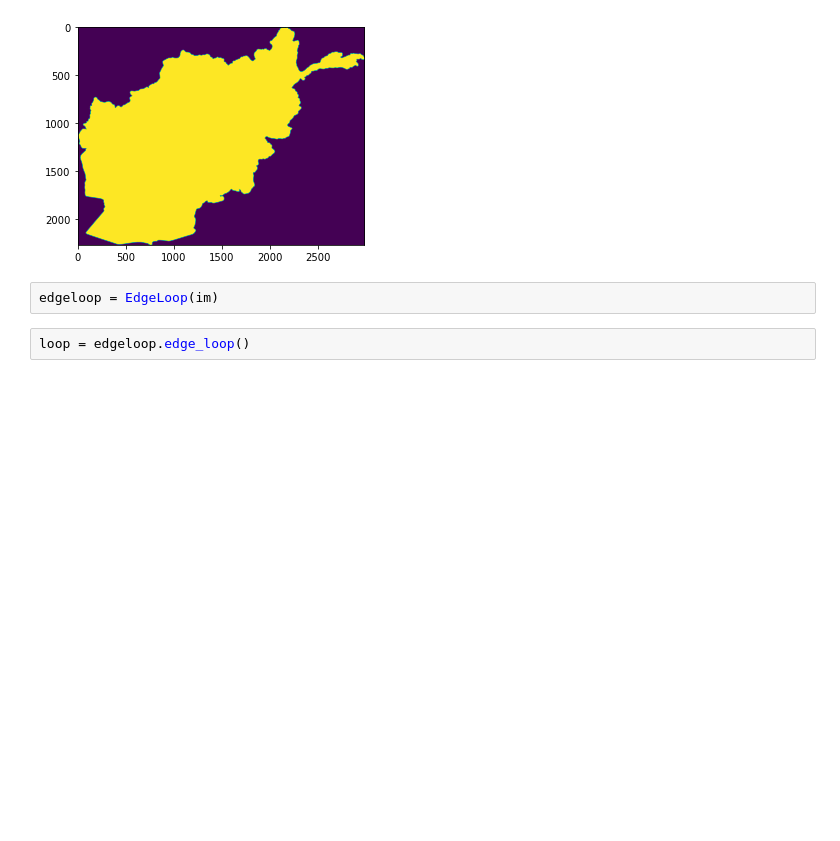
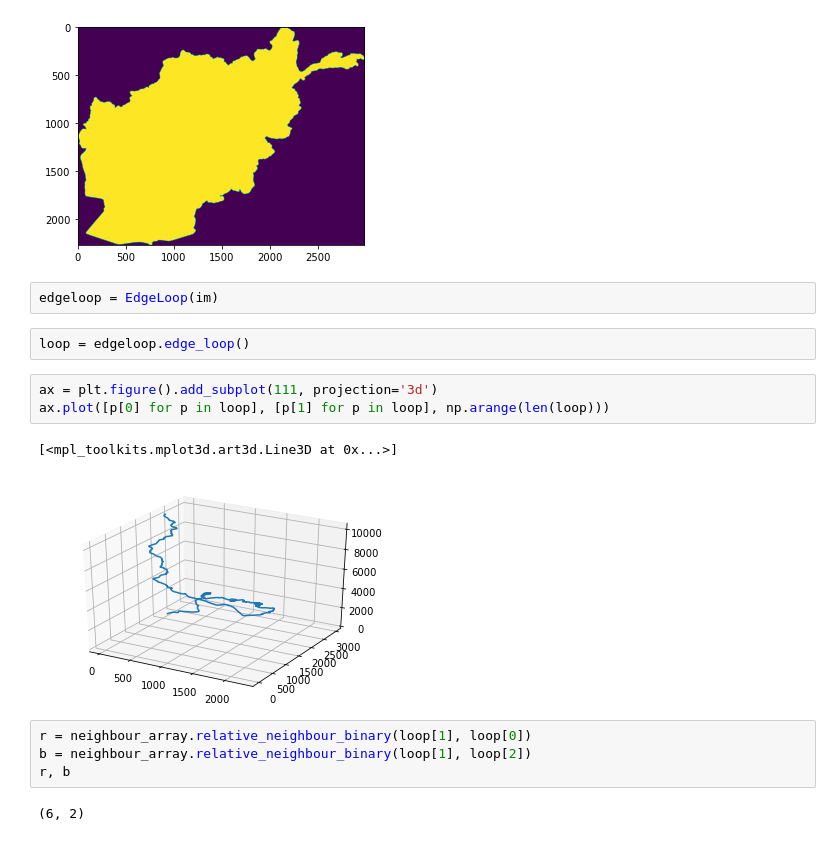
Before and after one commit to ghager93/ConcaveCurveShortening, a Jupyter notebook: edge_loop_class_test.ipynb, the cells around one changed output. Cells and saved outputs as stored; diff of their text form; blank space fills up the shorter version.

Commit message:
serialised relative_neighbour functions

```diff
--- a/edge_loop_class_test.ipynb
+++ b/edge_loop_class_test.ipynb
@@ -16,3 +17,15 @@ plt.imshow(im)
 edgeloop = EdgeLoop(im)
 # %%
 loop = edgeloop.edge_loop()
+# %%
+ax = plt.figure().add_subplot(111, projection='3d')
+ax.plot([p[0] for p in loop], [p[1] for p in loop], np.arange(len(loop)))
+# %% [output]
+[<mpl_toolkits.mplot3d.art3d.Line3D at 0x...>]
+[figure, added]
+# %%
+r = neighbour_array.relative_neighbour_binary(loop[1], loop[0])
+b = neighbour_array.relative_neighbour_binary(loop[1], loop[2])
+r, b
+# %% [output]
+(6, 2)
```
Also changed, not shown: parts of 2 cells of this notebook, 2 other files.
